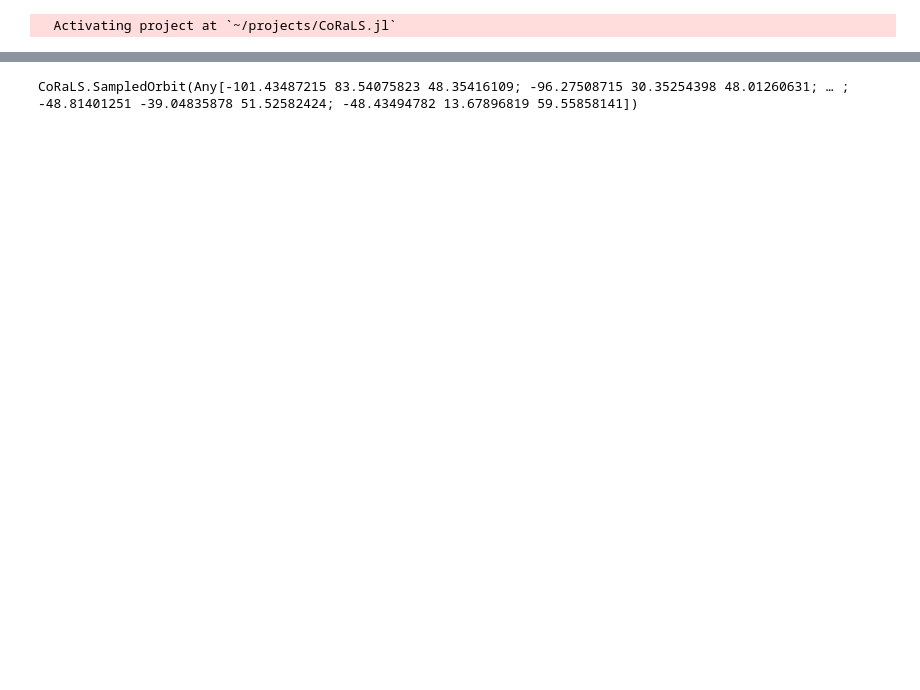
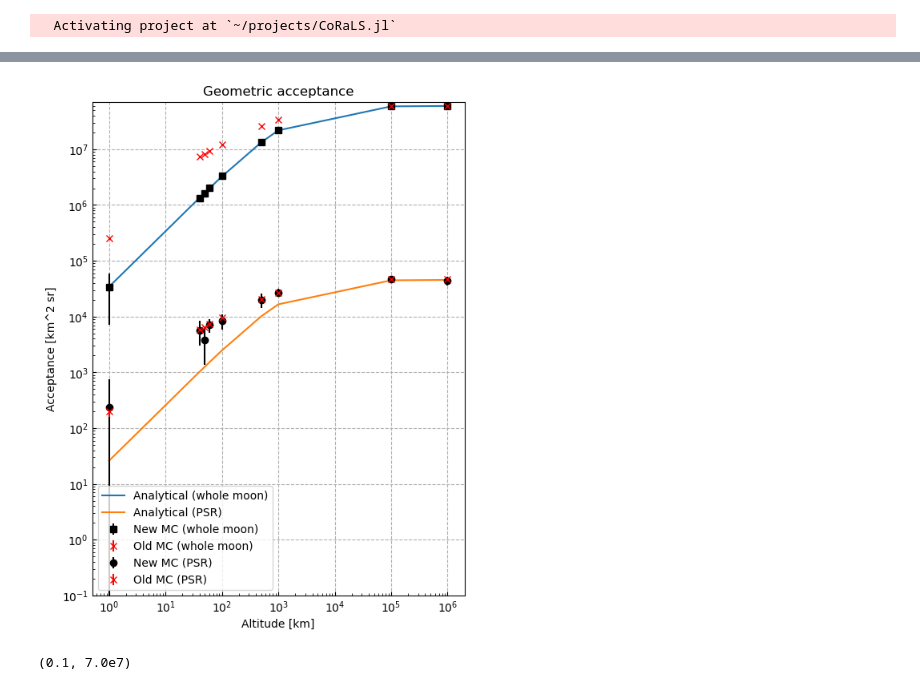
Before and after one commit to cjtu/CoRaLS.jl, a Jupyter notebook: notebooks/acceptance.ipynb, the cells around one changed output, grey strips where cells are left out. Saved outputs shown, nothing was run; the diff lists cells and outputs as text; code cells hidden in the pictures; blank space fills up the shorter version.

Commit message:
Add trigger_all mode and update geom acceptance plot

```diff
--- a/notebooks/acceptance.ipynb
+++ b/notebooks/acceptance.ipynb
@@ -181,4 +122,0 @@ using Unitful: km, sr, EeV, MHz, m, μV, cm, ustrip
-# %%
-create_spacecraft("file:lro_orbit_1yr_2010.csv")
-# %% [output]
-CoRaLS.SampledOrbit(Any[-101.43487215 83.54075823 48.35416109; -96.27508715 30.35254398 48.01260631; … ; -48.81401251 -39.04835878 51.52582424; -48.43494782 13.67896819 59.55858141])
@@ -185,3 +161,37 @@ CoRaLS.SampledOrbit(Any[-101.43487215 83.54075823 48.35416109; -96.27508715 30.3
+# %%
+using PyPlot
+
+alts = ustrip.(altitudes)
+accmoon = ustrip.([r[2] for r in results_moon])
+errmoon = ustrip.([r[3] for r in results_moon])
+accpsr = ustrip.([r[2] for r in results_psr])
+errpsr = ustrip.([r[3] for r in results_psr])
+oldacc = ustrip.([r[2] for r in results_old])
+olderr = ustrip.([r[3] for r in results_old])
+
+# Plot
+rcParams = PyPlot.PyDict(PyPlot.matplotlib."rcParams")
+rcParams["axes.axisbelow"] = true
+rcParams["axes.grid"] = true
+rcParams["grid.linestyle"] = "dashed"
+rcParams["xtick.direction"] = "in"
+rcParams["ytick.direction"] = "in"
+
+fig, axs = plt.subplots(1, 1, figsize=(6, 8))
+axs.set_title("Geometric acceptance")
+axs.loglog(alts, alex, label="Analytical (whole moon)")
+axs.errorbar(alts, accmoon, errmoon, fmt="ks", label="New MC (whole moon)")
+axs.errorbar(alts, oldacc*(4 * π * 1737.4^2 / 30000), olderr, fmt="rx", label="Old MC (whole moon)")
+axs.loglog(alts, alex.*(2.8921e4 / (4 * π * 1737.4^2)), label="Analytical (PSR)")
+axs.errorbar(alts, accpsr, errpsr, fmt="ko", label="New MC (PSR)")
+axs.errorbar(alts, oldacc, olderr, fmt="rx", label="Old MC (PSR)")
+axs.set_ylabel("Acceptance [km^2 sr]")
+axs.legend()
+axs.set_xlabel("Altitude [km]")
+axs.set_ylim(1e-1, 7e7)
+# %% [output]
+[figure, added]
+(0.1, 7.0e7)
 # %%
 # Number of trials and energy bins in each run
 # ntrials = 1000  # Baseline test: 100_000
```
Also changed, not shown: parts of 23 cells of this notebook, 3 other files.
